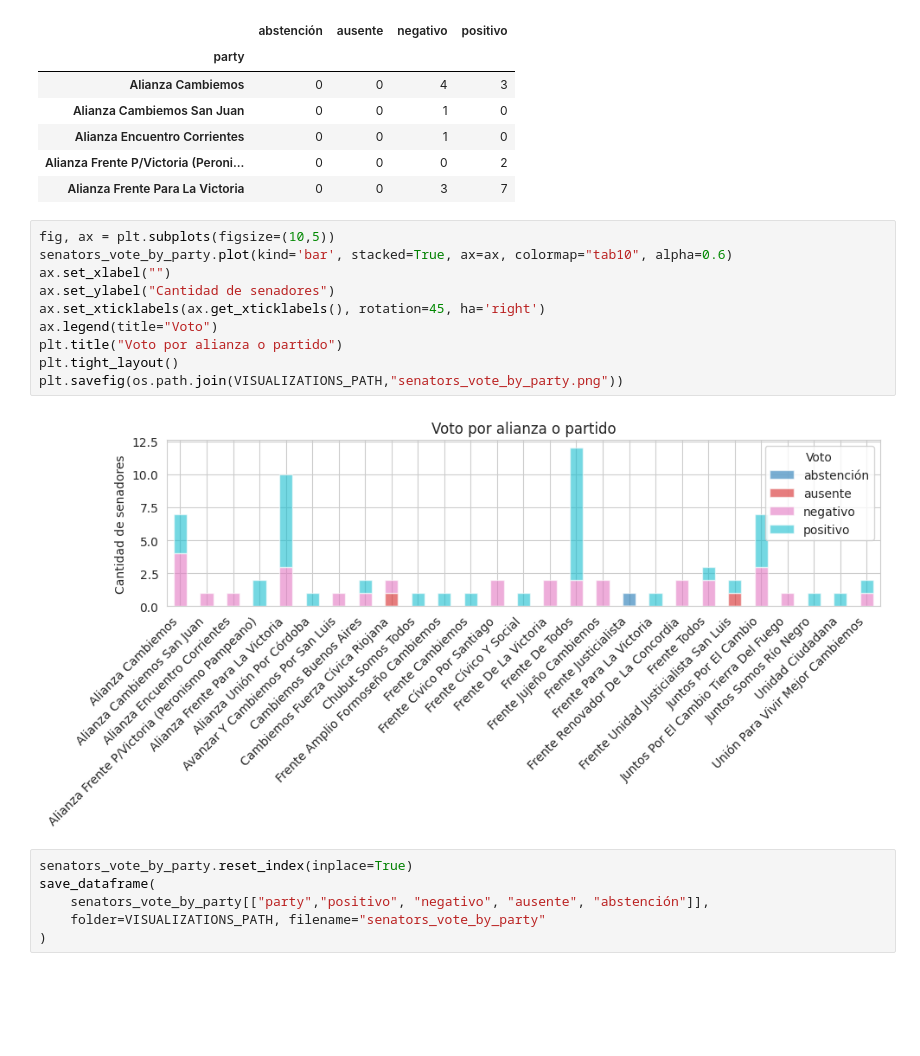
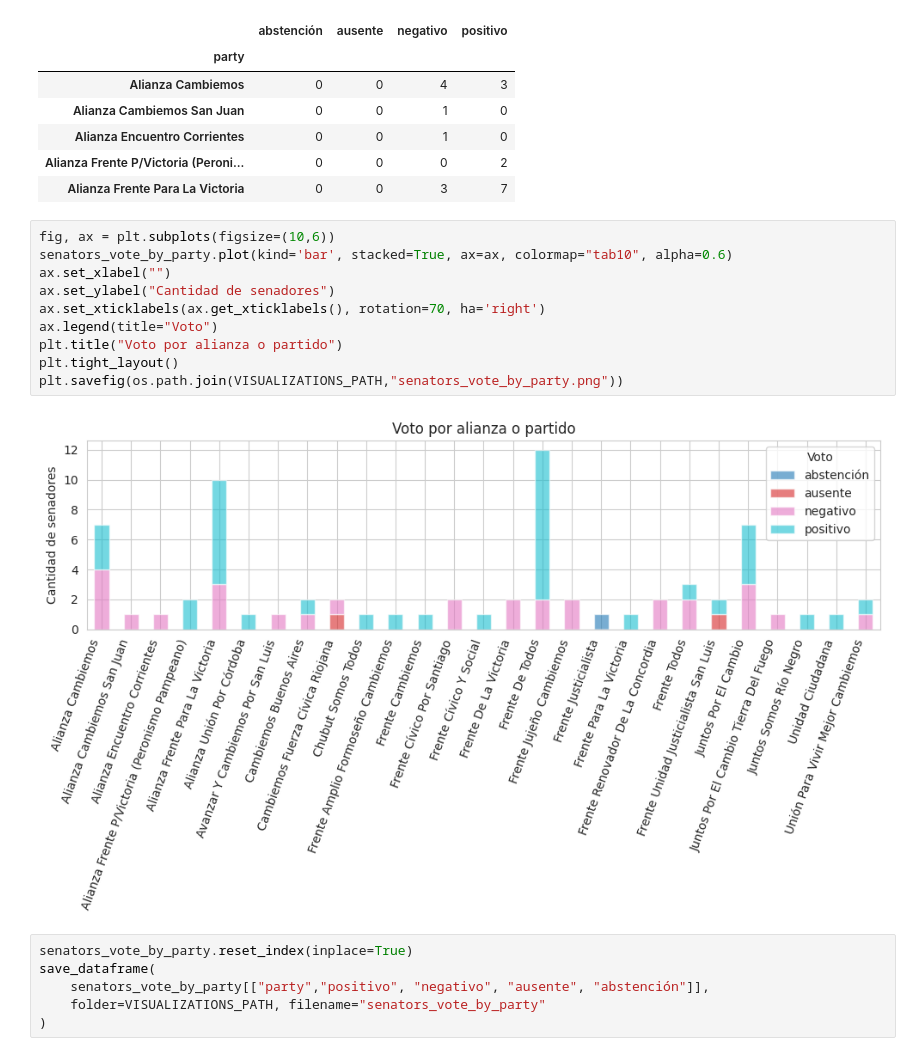
Before and after one commit to macfernandez/eddc-specialization-project, a Jupyter notebook: notebooks/02-data-description.ipynb, the cells around one changed output. Cells and saved outputs as stored; diff of their text form; blank space fills up the shorter version.

```diff
--- a/notebooks/02-data-description.ipynb
+++ b/notebooks/02-data-description.ipynb
@@ -206,17 +208,17 @@ senators_vote_by_party.head()
 | Alianza Frente P/Victoria (Peroni... | 0 | 0 | 0 | 2 |
 | Alianza Frente Para La Victoria | 0 | 0 | 3 | 7 |
 # %%
-fig, ax = plt.subplots(figsize=(10,5))
+fig, ax = plt.subplots(figsize=(10,6))
 senators_vote_by_party.plot(kind='bar', stacked=True, ax=ax, colormap="tab10", alpha=0.6)
 ax.set_xlabel("")
 ax.set_ylabel("Cantidad de senadores")
-ax.set_xticklabels(ax.get_xticklabels(), rotation=45, ha='right')
+ax.set_xticklabels(ax.get_xticklabels(), rotation=70, ha='right')
 ax.legend(title="Voto")
 plt.title("Voto por alianza o partido")
 plt.tight_layout()
 plt.savefig(os.path.join(VISUALIZATIONS_PATH,"senators_vote_by_party.png"))
 # %% [output]
-[figure, old version]
+[figure, new version]
 # %%
 senators_vote_by_party.reset_index(inplace=True)
 save_dataframe(
```
Also changed, not shown: parts of 1 cell of this notebook, 4 other files.
